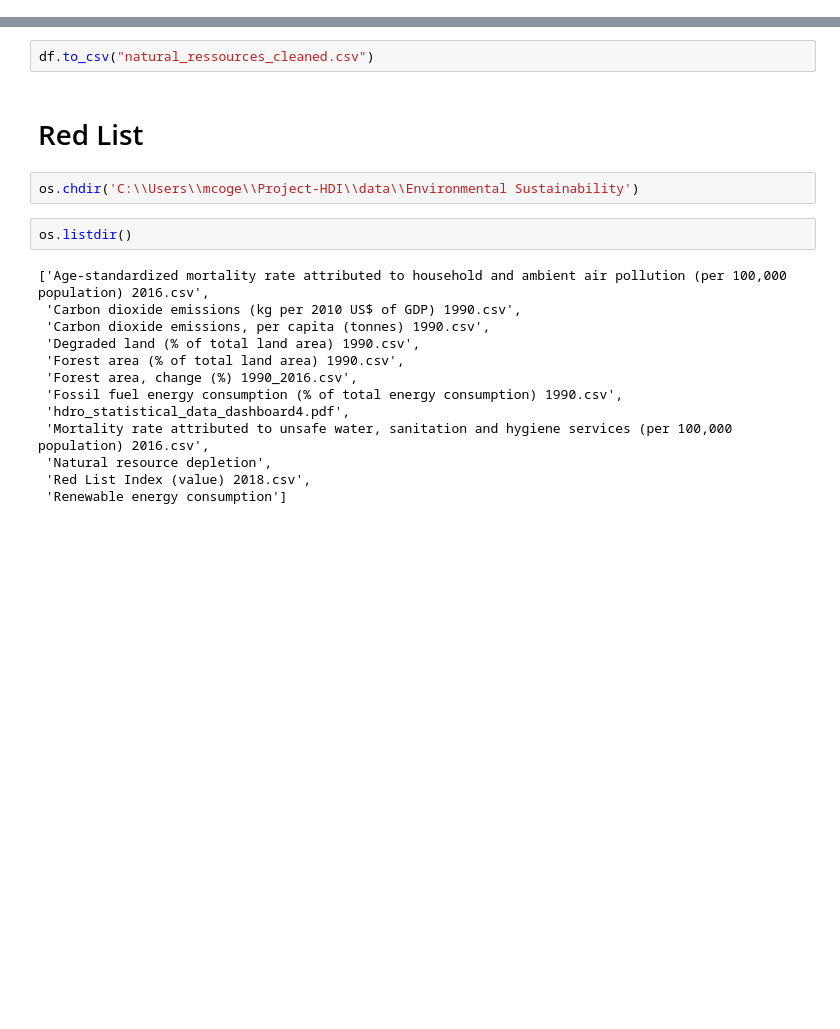
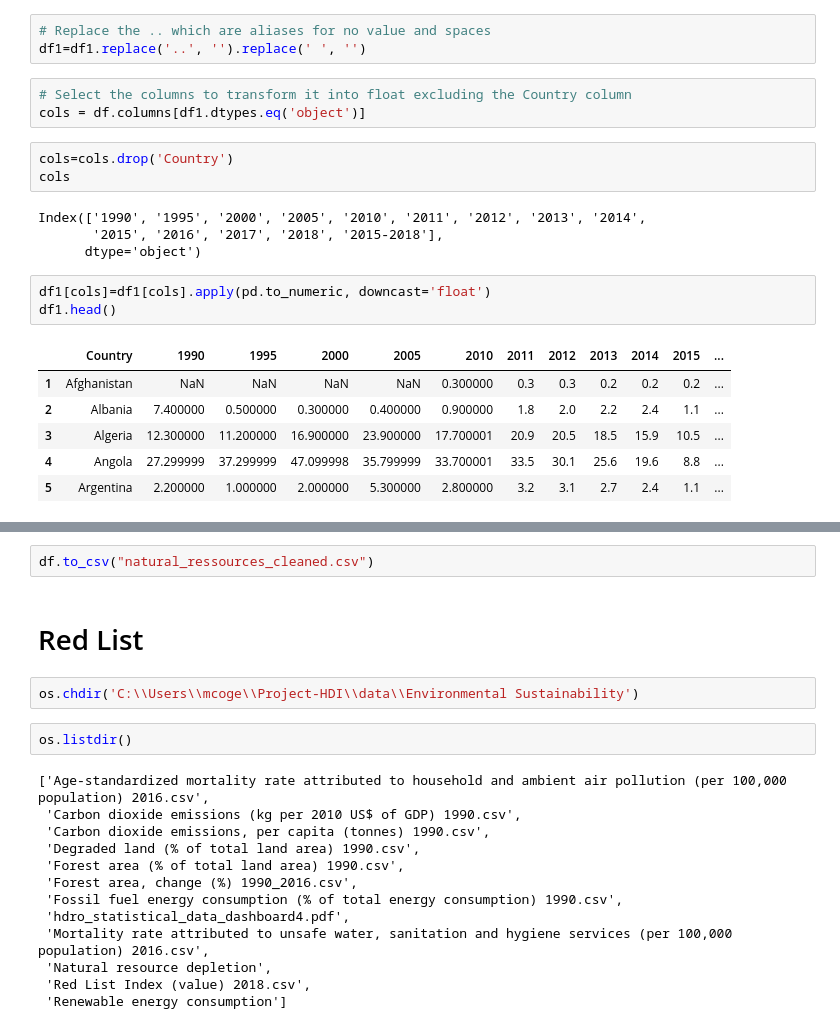
Before and after one commit to mattcoget/Project-HDI, a Jupyter notebook: Natural ressources depletion.ipynb, the cells around one changed output, grey strips where cells are left out. Saved outputs shown, nothing was run; the diff lists cells and outputs as text; blank space fills up the shorter version.

```diff
--- a/Natural ressources depletion.ipynb
+++ b/Natural ressources depletion.ipynb
@@ -54,0 +107,23 @@ df1.sort_values(by='Country', inplace=True)
+# %%
+# Replace the .. which are aliases for no value and spaces
+df1=df1.replace('..', '').replace(' ', '')
+# %%
+# Select the columns to transform it into float excluding the Country column
+cols = df.columns[df1.dtypes.eq('object')]
+# %%
+cols=cols.drop('Country')
+cols
+# %% [output]
+Index(['1990', '1995', '2000', '2005', '2010', '2011', '2012', '2013', '2014',
+       '2015', '2016', '2017', '2018', '2015-2018'],
+      dtype='object')
+# %%
+df1[cols]=df1[cols].apply(pd.to_numeric, downcast='float')
+df1.head()
+# %% [output]
+|  | Country | 1990 | 1995 | 2000 | 2005 | 2010 | 2011 | 2012 | 2013 | 2014 | 2015 | ... |
+| 1 | Afghanistan | NaN | NaN | NaN | NaN | 0.300000 | 0.3 | 0.3 | 0.2 | 0.2 | 0.2 | ... |
+| 2 | Albania | 7.400000 | 0.500000 | 0.300000 | 0.400000 | 0.900000 | 1.8 | 2.0 | 2.2 | 2.4 | 1.1 | ... |
+| 3 | Algeria | 12.300000 | 11.200000 | 16.900000 | 23.900000 | 17.700001 | 20.9 | 20.5 | 18.5 | 15.9 | 10.5 | ... |
+| 4 | Angola | 27.299999 | 37.299999 | 47.099998 | 35.799999 | 33.700001 | 33.5 | 30.1 | 25.6 | 19.6 | 8.8 | ... |
+| 5 | Argentina | 2.200000 | 1.000000 | 2.000000 | 5.300000 | 2.800000 | 3.2 | 3.1 | 2.7 | 2.4 | 1.1 | ... |
```
Also changed, not shown: parts of 51 cells of this notebook, 10 other files.
